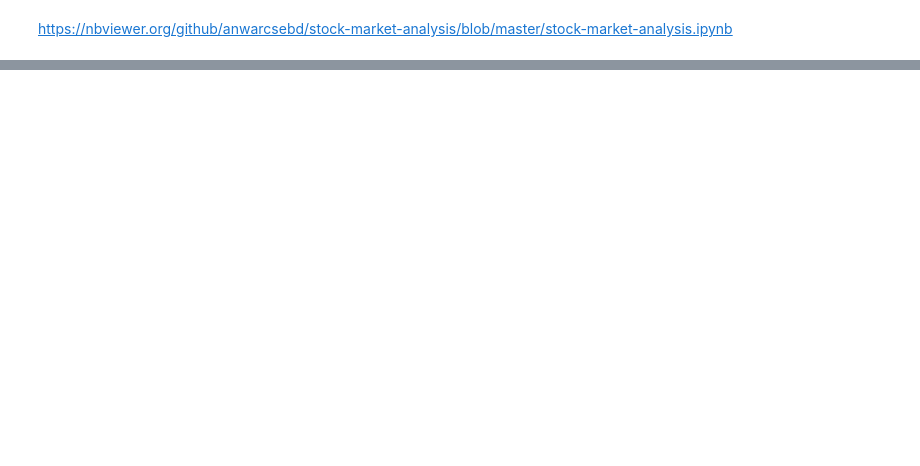
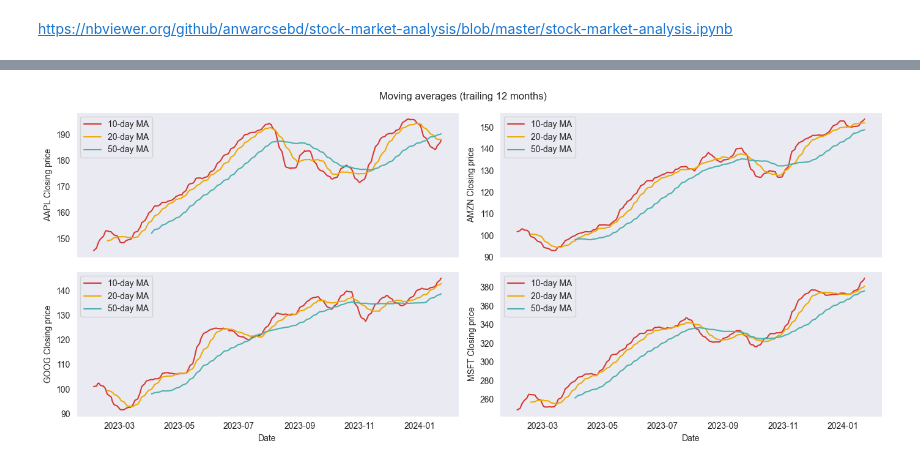
Before and after one commit to kellyle404/Risk_analysis_tech_stocks, a Jupyter notebook: finance.ipynb, the cells around one changed output, grey strips where cells are left out. Drawn from its saved outputs; the diff is of its cells as text; code cells hidden in the pictures; blank space fills up the shorter version.

```diff
--- a/finance.ipynb
+++ b/finance.ipynb
@@ -84,0 +96,14 @@ plt.title('Historical closing price, AAPL');
+# %%
+AAPL['MA 10 days'] = AAPL['Close'].rolling(window = 10).mean()
+AAPL['MA 20 days'] = AAPL['Close'].rolling(window = 20).mean()
+AAPL['MA 50 days'] = AAPL['Close'].rolling(window = 50).mean()
+
+plt.figure(figsize = (14, 6))
+
+sns.lineplot(data = AAPL['MA 10 days'], color = '#d7372f', label = '10-day MA', linewidth = 1.5)
+sns.lineplot(data = AAPL['MA 20 days'], color = '#ecaa01', label = '20-day MA', linewidth = 1.5)
+sns.lineplot(data = AAPL['MA 50 days'], color = '#4bb0ac', label = '50-day MA', linewidth = 1.5)
+
+plt.title('Moving averages for APPLE stock')
+plt.xlabel('Date')
+plt.ylabel('Closing price');
@@ -84,0 +112,45 @@ plt.title('Historical closing price, AAPL');
+# %%
+AAPL['MA 10 days'] = AAPL['Close'].rolling(window = 10).mean()
+AAPL['MA 20 days'] = AAPL['Close'].rolling(window = 20).mean()
+AAPL['MA 50 days'] = AAPL['Close'].rolling(window = 50).mean()
+AMZN['MA 10 days'] = AMZN['Close'].rolling(window = 10).mean()
+AMZN['MA 20 days'] = AMZN['Close'].rolling(window = 20).mean()
+AMZN['MA 50 days'] = AMZN['Close'].rolling(window = 50).mean()
+GOOG['MA 10 days'] = GOOG['Close'].rolling(window = 10).mean()
+GOOG['MA 20 days'] = GOOG['Close'].rolling(window = 20).mean()
+GOOG['MA 50 days'] = GOOG['Close'].rolling(window = 50).mean()
+MSFT['MA 10 days'] = MSFT['Close'].rolling(window = 10).mean()
+MSFT['MA 20 days'] = MSFT['Close'].rolling(window = 20).mean()
+MSFT['MA 50 days'] = MSFT['Close'].rolling(window = 50).mean()
+
+fig, ax = plt.subplots(nrows = 2, ncols = 2, figsize = (14, 6), sharex = True)
+plt.suptitle('Moving averages (trailing 12 months)')
+plt.xlabel('Date')
+
+plt.subplot(2, 2, 1)
+sns.lineplot(data = AAPL['MA 10 days'], color = '#d7372f', label = '10-day MA', linewidth = 1.5)
+sns.lineplot(data = AAPL['MA 20 days'], color = '#ecaa01', label = '20-day MA', linewidth = 1.5)
+sns.lineplot(data = AAPL['MA 50 days'], color = '#4bb0ac', label = '50-day MA', linewidth = 1.5)
+plt.ylabel('AAPL Closing price')
+
+plt.subplot(2, 2, 2)
+sns.lineplot(data = AMZN['MA 10 days'], color = '#d7372f', label = '10-day MA', linewidth = 1.5)
+sns.lineplot(data = AMZN['MA 20 days'], color = '#ecaa01', label = '20-day MA', linewidth = 1.5)
+sns.lineplot(data = AMZN['MA 50 days'], color = '#4bb0ac', label = '50-day MA', linewidth = 1.5)
+plt.ylabel('AMZN Closing price')
+
+plt.subplot(2, 2, 3)
+sns.lineplot(data = GOOG['MA 10 days'], color = '#d7372f', label = '10-day MA', linewidth = 1.5)
+sns.lineplot(data = GOOG['MA 20 days'], color = '#ecaa01', label = '20-day MA', linewidth = 1.5)
+sns.lineplot(data = GOOG['MA 50 days'], color = '#4bb0ac', label = '50-day MA', linewidth = 1.5)
+plt.ylabel('GOOG Closing price')
+
+plt.subplot(2, 2, 4)
+sns.lineplot(data = MSFT['MA 10 days'], color = '#d7372f', label = '10-day MA', linewidth = 1.5)
+sns.lineplot(data = MSFT['MA 20 days'], color = '#ecaa01', label = '20-day MA', linewidth = 1.5)
+sns.lineplot(data = MSFT['MA 50 days'], color = '#4bb0ac', label = '50-day MA', linewidth = 1.5)
+plt.ylabel('MSFT Closing price')
+
+plt.tight_layout()
+# %% [output]
+[figure, added]
```
Also changed, not shown: parts of 22 cells of this notebook.
